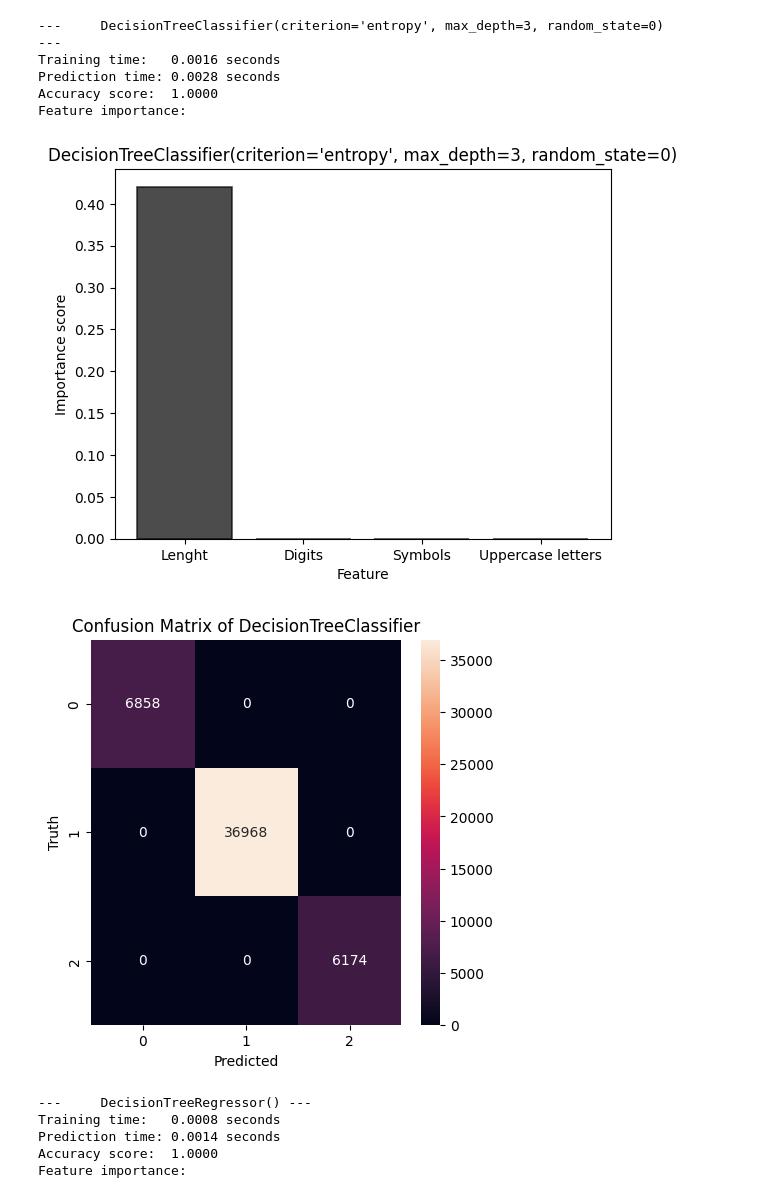
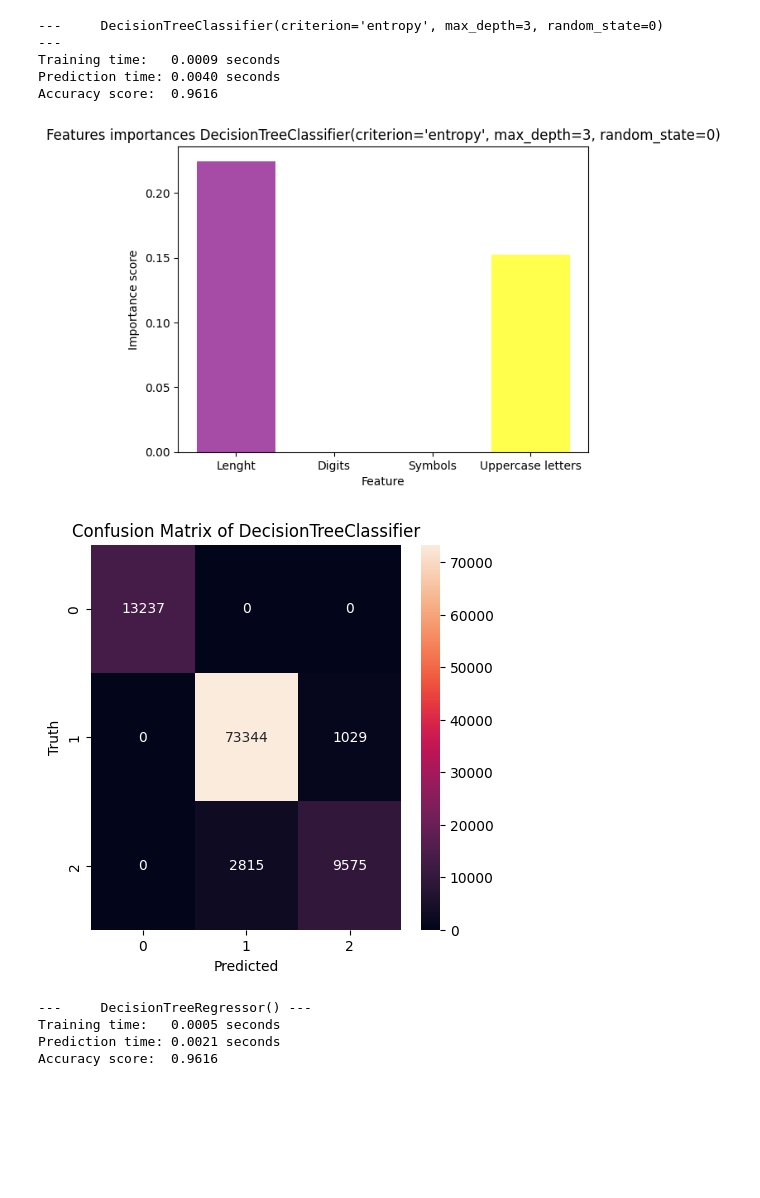
Before and after one commit to giopresenti98/ML-Project, a Jupyter notebook: project.ipynb, the cells around one changed output. Drawn from its saved outputs; the diff is of its cells as text; code cells hidden in the pictures; blank space fills up the shorter version.

Commit message:
requirements, feature importance colors

```diff
--- a/project.ipynb
+++ b/project.ipynb
@@ -2,8 +2,8 @@
 import pandas as pd
 import os
 
-N_TRAIN = 500
-N_TEST = 50000  # n_test = len(data) - n_train
+N_TRAIN = 100
+N_TEST = 100000  # n_test = len(data) - n_train
 
 
 # Load the dataset
@@ -179,14 +179,13 @@ def plot_confusion_matrix(y_test, y_pred, classifier_name):
 
 
 def feature_importance_histogram(importances, title=None):
-    colors = ["black", "blue", "red", "lightgreen", "yellow", "magenta", "cyan"]
+    colors = ["purple", "cyan", "lightgreen", "yellow", "black"]
 
     plt.bar(
         [x for x in range(len(importances))],
         importances,
         tick_label=[x for x in range(len(importances))],
         color=colors,
-        edgecolor="black",
         linewidth=1.2,
         alpha=0.7,
     )
@@ -238,12 +235,10 @@ Feature importance:
 ---     DecisionTreeClassifier(criterion='entropy', max_depth=3, random_state=0)        ---
-Training time:   0.0016 seconds
-Prediction time: 0.0028 seconds
-Accuracy score:  1.0000
-Feature importance:
+Training time:   0.0009 seconds
+Prediction time: 0.0040 seconds
+Accuracy score:  0.9616
-[figure, old version]
+[figure, new version]
-[figure, old version]
+[figure, new version]
 ---     DecisionTreeRegressor() ---
-Training time:   0.0008 seconds
-Prediction time: 0.0014 seconds
-Accuracy score:  1.0000
-Feature importance:
+Training time:   0.0005 seconds
+Prediction time: 0.0021 seconds
+Accuracy score:  0.9616
```
Also changed, not shown: parts of 2 cells of this notebook, 1 other file.
